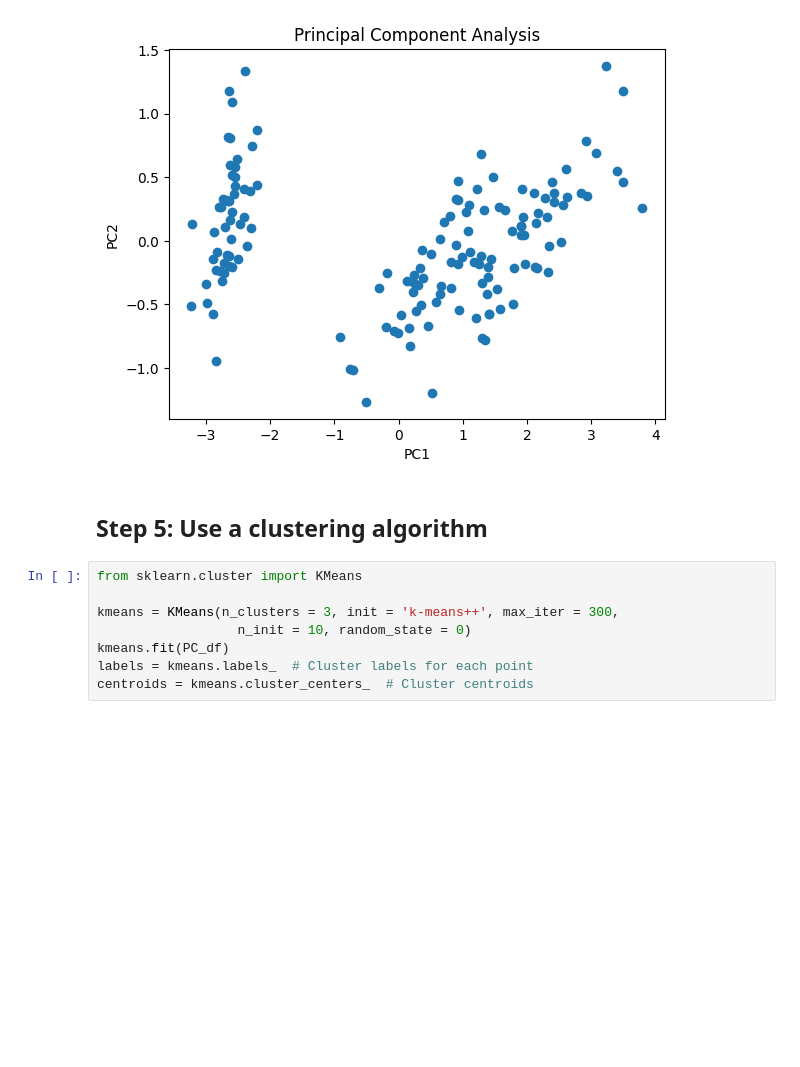
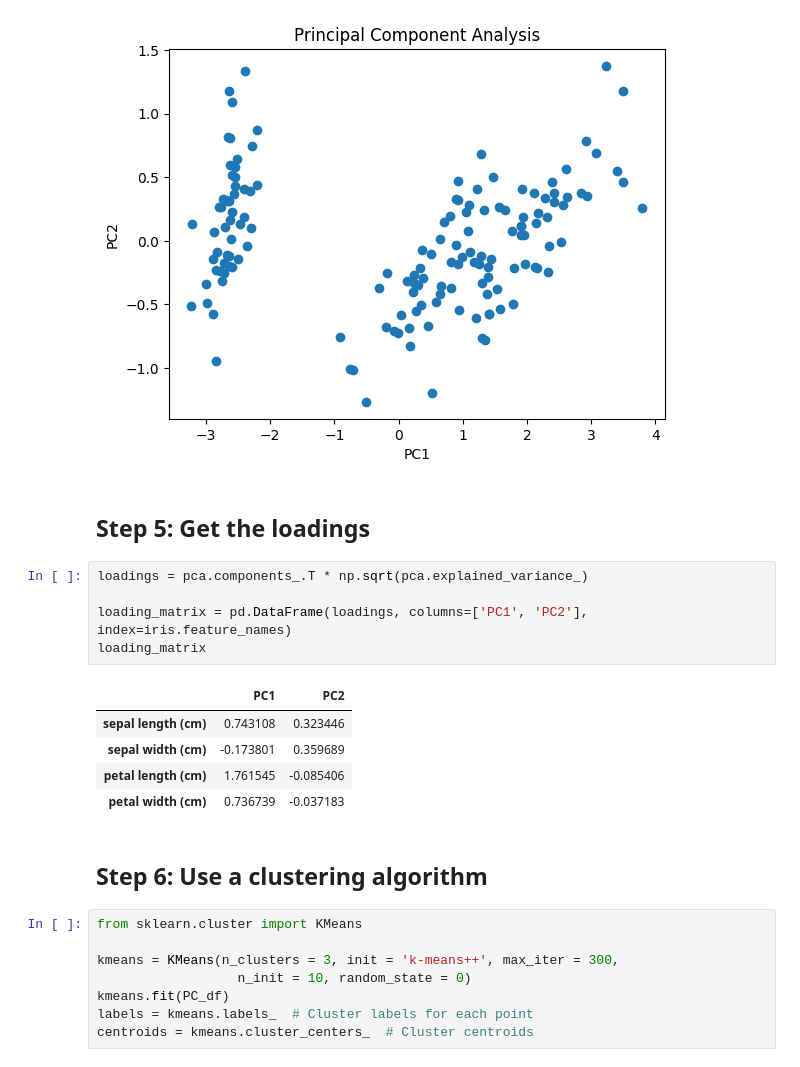
Before and after one commit to robitussin/CCADMACL, a Jupyter notebook: 7 - Principal Component Analysis/implementation/Using_Principal_Component_Analysis_on_the_Iris_Dataset.ipynb, the cells around one changed output. Saved outputs shown, nothing was run; the diff lists cells and outputs as text; blank space fills up the shorter version.

```diff
--- a/7 - Principal Component Analysis/implementation/Using_Principal_Component_Analysis_on_the_Iris_Dataset.ipynb
+++ b/7 - Principal Component Analysis/implementation/Using_Principal_Component_Analysis_on_the_Iris_Dataset.ipynb
@@ -110,8 +110,21 @@ plt.ylabel('PC2')
 plt.show()
 # %% [output]
 [figure]
+# %% [markdown]
+## Step 5: Get the loadings
+# %%
+loadings = pca.components_.T * np.sqrt(pca.explained_variance_)
+
+loading_matrix = pd.DataFrame(loadings, columns=['PC1', 'PC2'], index=iris.feature_names)
+loading_matrix
+# %% [output]
+|  | PC1 | PC2 |
+| sepal length (cm) | 0.743108 | 0.323446 |
+| sepal width (cm) | -0.173801 | 0.359689 |
+| petal length (cm) | 1.761545 | -0.085406 |
+| petal width (cm) | 0.736739 | -0.037183 |
 # %% [markdown]
-## Step 5: Use a clustering algorithm
+## Step 6: Use a clustering algorithm
 # %%
 from sklearn.cluster import KMeans
 
```
Also changed, not shown: parts of 3 cells of this notebook.
